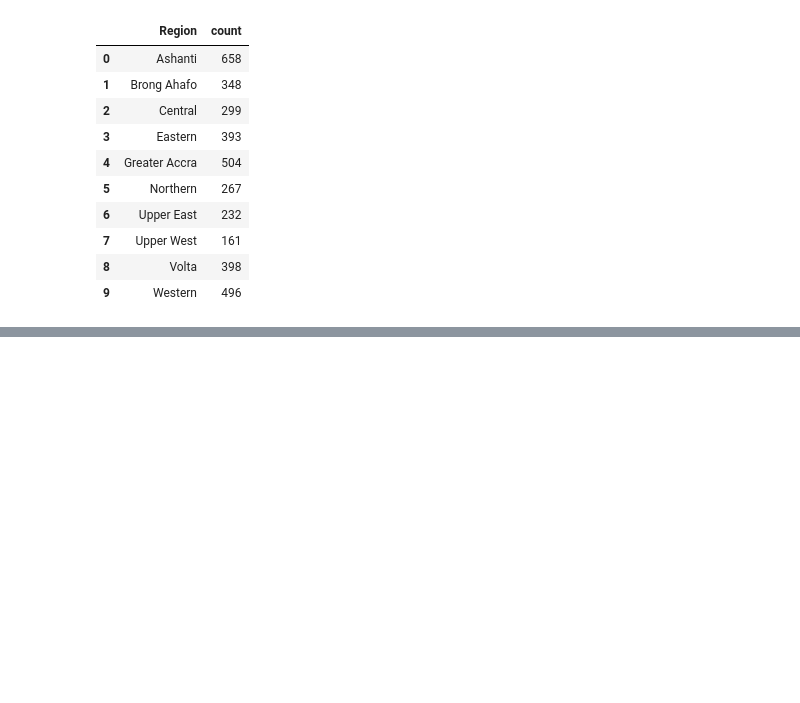
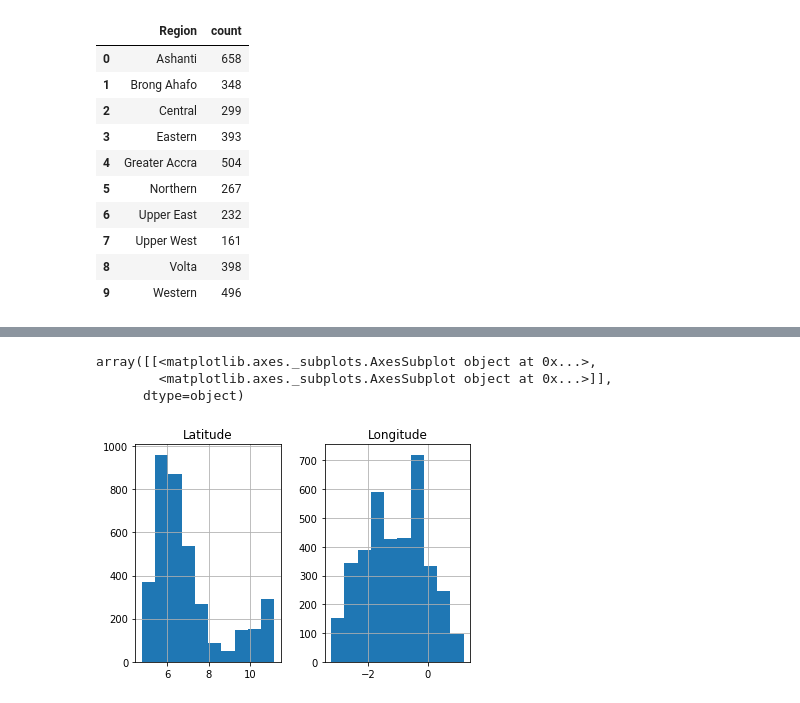
Before and after one commit to Shivam-ML/EDA, a Jupyter notebook: Health-Facilities-EDA.ipynb, the cells around one changed output, grey strips where cells are left out. Saved outputs shown, nothing was run; the diff lists cells and outputs as text; code cells hidden in the pictures; blank space fills up the shorter version.

Commit message:
commit with added graphs

```diff
--- a/Health-Facilities-EDA.ipynb
+++ b/Health-Facilities-EDA.ipynb
@@ -173,0 +224,7 @@ list(region_groups['Region'])
+# %%
+health_gh_data.hist()
+# %% [output]
+array([[<matplotlib.axes._subplots.AxesSubplot object at 0x...>,
+        <matplotlib.axes._subplots.AxesSubplot object at 0x...>]],
+      dtype=object)
+[figure, added]
```
Also changed, not shown: parts of 14 cells of this notebook.
